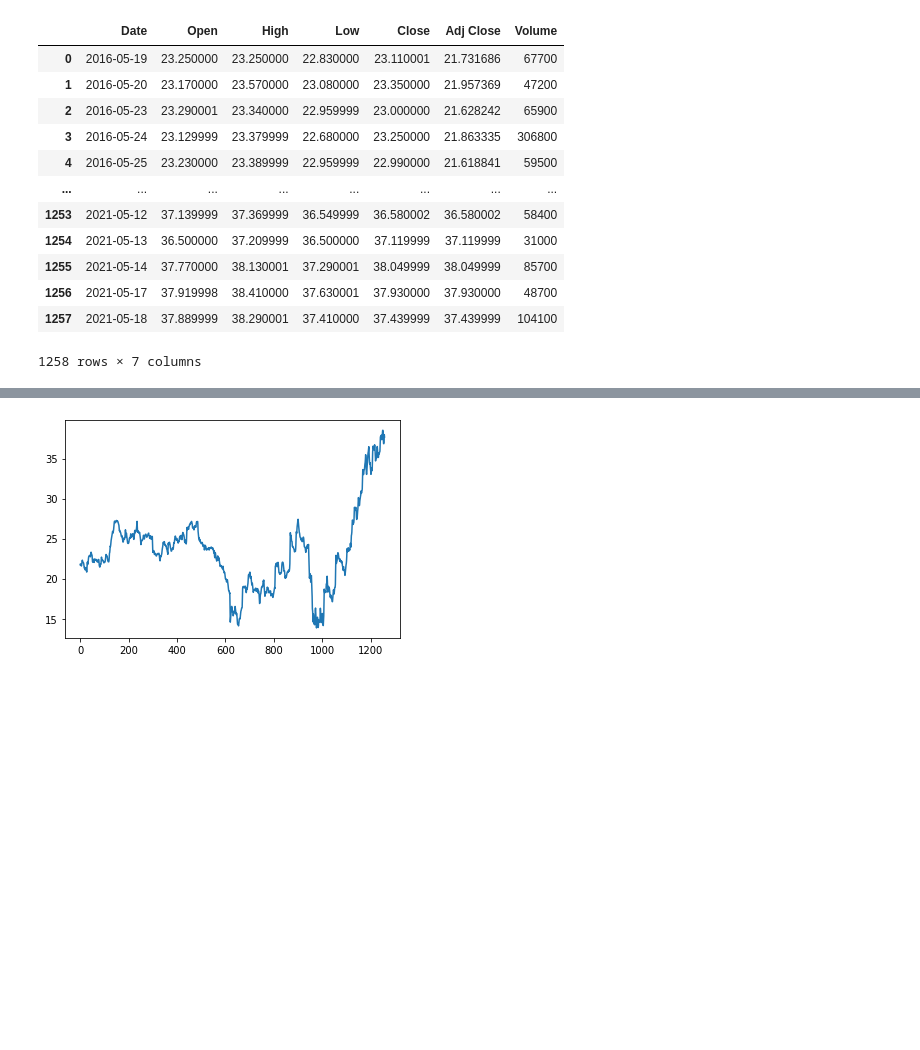
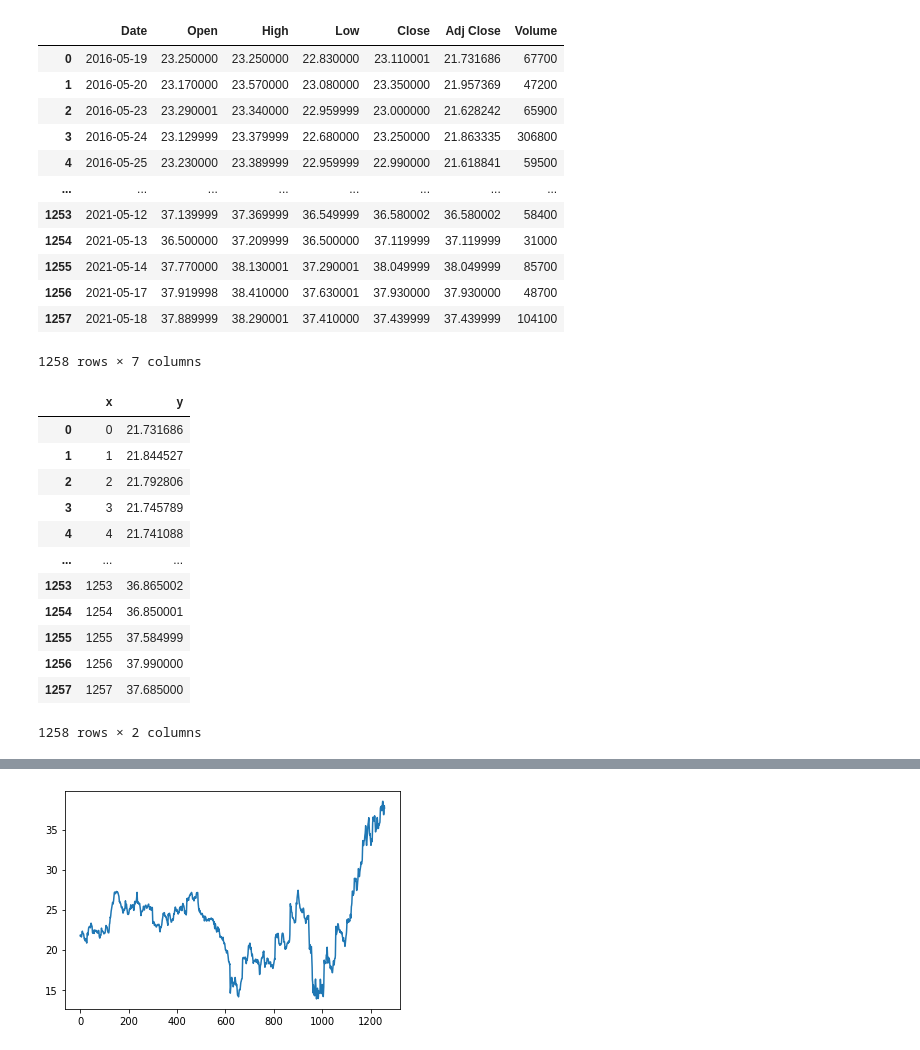
Before and after one commit to Marcel-Milosz/Dane, a Jupyter notebook: Milosz_Marcel_Yahoo_niestacj.ipynb, the cells around one changed output, grey strips where cells are left out. Saved outputs shown, nothing was run; the diff lists cells and outputs as text; code cells hidden in the pictures; blank space fills up the shorter version.

```diff
--- a/Milosz_Marcel_Yahoo_niestacj.ipynb
+++ b/Milosz_Marcel_Yahoo_niestacj.ipynb
@@ -7,9 +7,10 @@ import numpy as np
 import pandas as pd
 import altair as alt
 import matplotlib.pyplot as plt
+import altair_viewer
 
 # Gather data from YahooFinance
-yahoDb = pd.read_csv("YahoDB.csv")
+yahoDb = pd.read_csv("/content/drive/MyDrive/YahoDB.csv")
 
 # Display imported DB
 display(yahoDb)
@@ -36,33 +37,47 @@ def AltairChart():
   alt.renderers.enable('default')
 
   # Create Dataframe for Altair
   AdjClose = RollingMean
   newDf = pd.DataFrame({'x': list(range(0, len(AdjClose))),
                         'y': AdjClose})
 
   display(newDf)
 
   chart = alt.Chart(newDf).mark_point().encode(
     x = 'x',
     y = 'y'
   ).interactive()
 
-
-  chart.show()
+  alt.renderers.enable('altair_viewer', inline=True)
+  altair_viewer.display(chart, inline=True)
+  altair_viewer.display(chart)
 
 PandasChart()
-# AltairChart()
+AltairChart()
 # %% [output]
 |  | Date | Open | High | Low | Close | Adj Close | Volume |
 | 0 | 2016-05-19 | 23.250000 | 23.250000 | 22.830000 | 23.110001 | 21.731686 | 67700 |
 | 1 | 2016-05-20 | 23.170000 | 23.570000 | 23.080000 | 23.350000 | 21.957369 | 47200 |
 | 2 | 2016-05-23 | 23.290001 | 23.340000 | 22.959999 | 23.000000 | 21.628242 | 65900 |
 | 3 | 2016-05-24 | 23.129999 | 23.379999 | 22.680000 | 23.250000 | 21.863335 | 306800 |
 | 4 | 2016-05-25 | 23.230000 | 23.389999 | 22.959999 | 22.990000 | 21.618841 | 59500 |
 | ... | ... | ... | ... | ... | ... | ... | ... |
 | 1253 | 2021-05-12 | 37.139999 | 37.369999 | 36.549999 | 36.580002 | 36.580002 | 58400 |
 | 1254 | 2021-05-13 | 36.500000 | 37.209999 | 36.500000 | 37.119999 | 37.119999 | 31000 |
 | 1255 | 2021-05-14 | 37.770000 | 38.130001 | 37.290001 | 38.049999 | 38.049999 | 85700 |
 | 1256 | 2021-05-17 | 37.919998 | 38.410000 | 37.630001 | 37.930000 | 37.930000 | 48700 |
 | 1257 | 2021-05-18 | 37.889999 | 38.290001 | 37.410000 | 37.439999 | 37.439999 | 104100 |
 1258 rows × 7 columns
+|  | x | y |
+| 0 | 0 | 21.731686 |
+| 1 | 1 | 21.844527 |
+| 2 | 2 | 21.792806 |
+| 3 | 3 | 21.745789 |
+| 4 | 4 | 21.741088 |
+| ... | ... | ... |
+| 1253 | 1253 | 36.865002 |
+| 1254 | 1254 | 36.850001 |
+| 1255 | 1255 | 37.584999 |
+| 1256 | 1256 | 37.990000 |
+| 1257 | 1257 | 37.685000 |
+1258 rows × 2 columns
```
Also changed, not shown: parts of 2 cells of this notebook.
